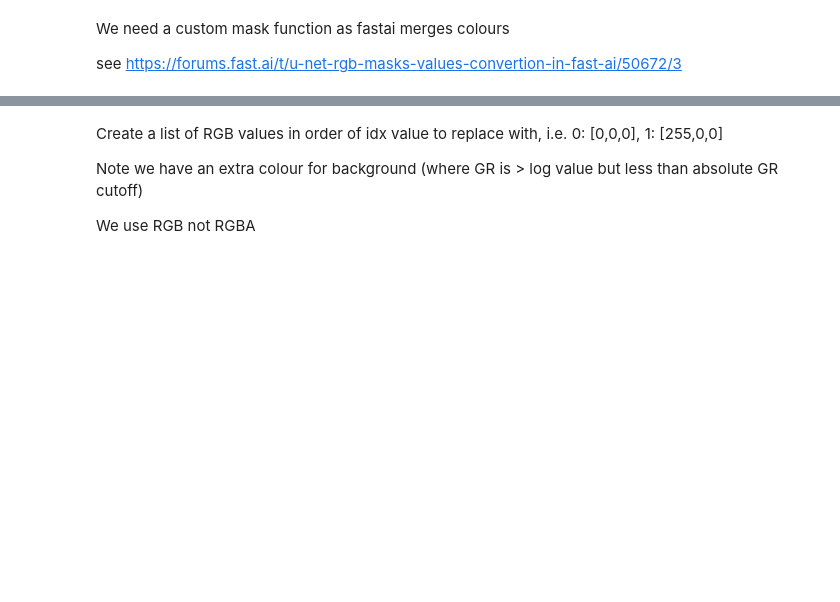
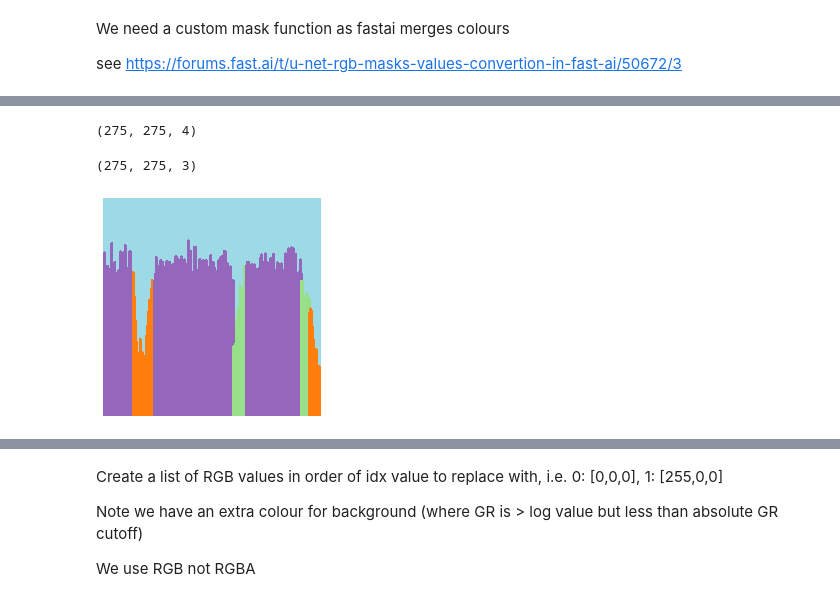
Before and after one commit to adriangrepo/gamma_log_facies, a Jupyter notebook: data_preparation/01_02_mask_processing.ipynb, the cells around one changed output, grey strips where cells are left out. Drawn from its saved outputs; the diff is of its cells as text; code cells hidden in the pictures; blank space fills up the shorter version.

```diff
--- a/data_preparation/01_02_mask_processing.ipynb
+++ b/data_preparation/01_02_mask_processing.ipynb
@@ -391,0 +381,3 @@ defaultdict(int,
+# %%
+seg_mask = data_dir/'segmentation/raw_masks'
+seg_mask_names = get_image_files(seg_mask)
@@ -391,0 +464,17 @@ defaultdict(int,
+# %%
+seg_im = pil_image.open(seg_mask_names[10])
+seg_a=np.array(seg_im)
+seg_a.shape
+# %% [output]
+(275, 275, 4)
+# %%
+crop_im = pil_image.open(crop_mask_names[10])
+crop_a=np.array(crop_im)
+crop_a.shape
+# %% [output]
+(275, 275, 3)
+# %%
+mask = open_mask(seg_mask_names[10])
+mask.show(figsize=(18,4), alpha=1)
+# %% [output]
+[figure, added]
```
Also changed, not shown: parts of 37 cells of this notebook, 36 other files.
